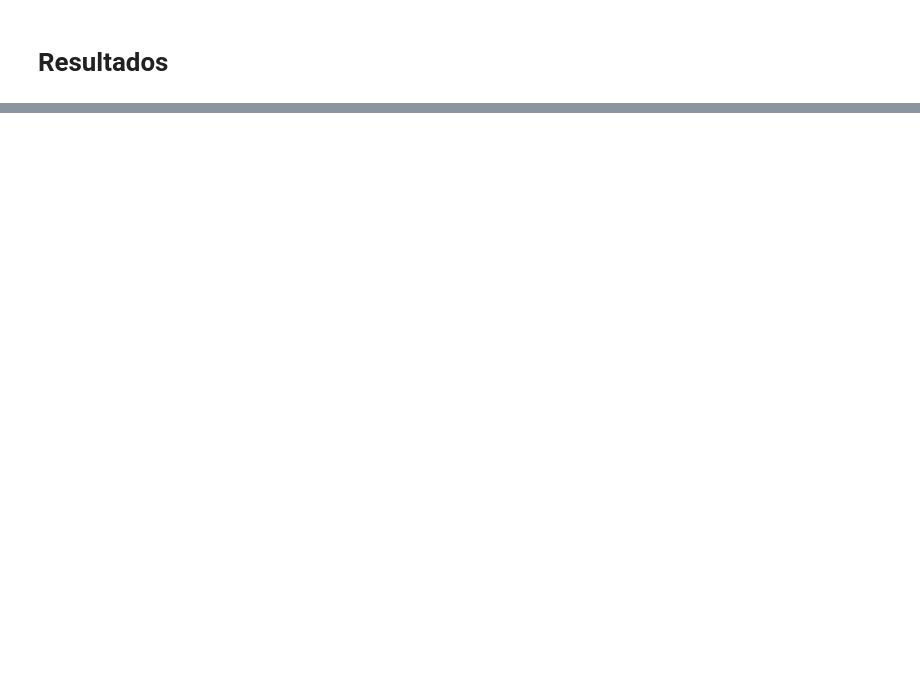
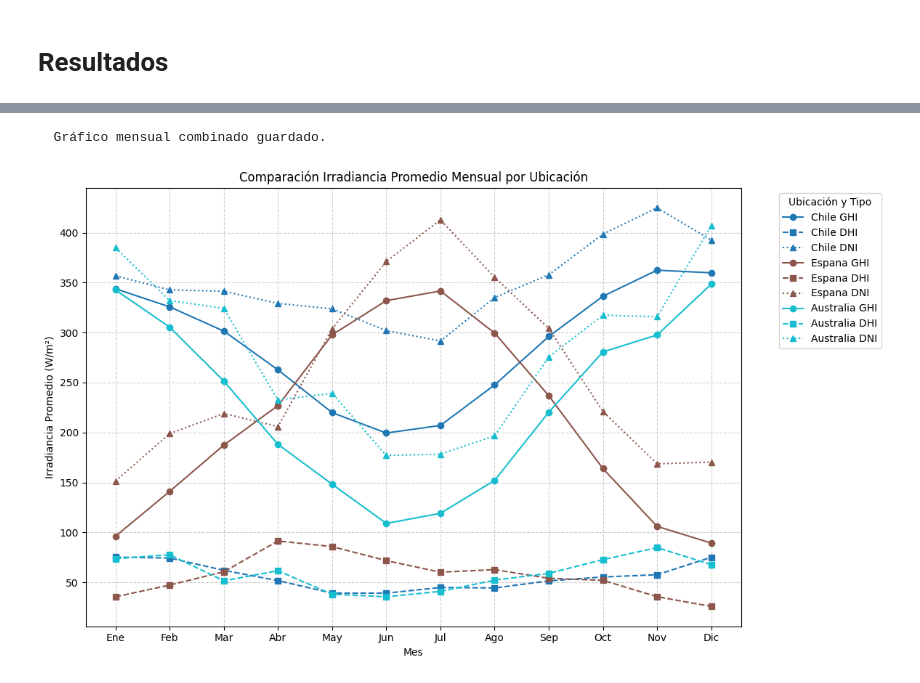
Before and after one commit to nicoleits/NicoleTorres, a Jupyter notebook: PRUEBA1/01_Analisis_Recurso_Solar.ipynb, the cells around one changed output, grey strips where cells are left out. Cells and saved outputs as stored; diff of their text form; code cells hidden in the pictures; blank space fills up the shorter version.

```diff
--- a/PRUEBA1/01_Analisis_Recurso_Solar.ipynb
+++ b/PRUEBA1/01_Analisis_Recurso_Solar.ipynb
@@ -673,0 +765,55 @@ Passing `palette` without assigning `hue` is deprecated and will be removed in v
+# %%
+# ---------------- GRÁFICOS COMPARATIVOS DE IRRADIANCIA ----------------
+if 'resultados_generales' in locals(): # Verificar si la variable existe
+    # 2. Gráfico Combinado de Irradiancia Mensual Promedio
+    plt.figure(figsize=(14, 7))
+    meses_str = ['Ene', 'Feb', 'Mar', 'Abr', 'May', 'Jun', 'Jul', 'Ago', 'Sep', 'Oct', 'Nov', 'Dic']
+
+    # Usar un mapa de colores si hay resultados
+    num_paises = len(resultados_generales)
+    if num_paises > 0:
+        colores = plt.cm.get_cmap('tab10', num_paises)
+    else:
+        colores = None # Evitar error si no hay países
+
+    plot_legend_general_mensual = False
+    for i, (pais, data) in enumerate(resultados_generales.items()):
+        if 'mensual_df_polars' in data and isinstance(data['mensual_df_polars'], pl.DataFrame) and not data['mensual_df_polars'].is_empty():
+            df_mensual_pl = data['mensual_df_polars']
+            # Graficar GHI, DHI, DNI para este país
+            if 'GHI_promedio' in df_mensual_pl.columns:
+                plt.plot(meses_str, df_mensual_pl['GHI_promedio'], marker='o', linestyle='-', color=colores(i) if colores else 'blue', label=f'{pais} GHI')
+                plot_legend_general_mensual = True
+            if 'DHI_promedio' in df_mensual_pl.columns:
+                plt.plot(meses_str, df_mensual_pl['DHI_promedio'], marker='s', linestyle='--', color=colores(i) if colores else 'green', label=f'{pais} DHI')
+                plot_legend_general_mensual = True
+            if 'DNI_promedio' in df_mensual_pl.columns:
+                plt.plot(meses_str, df_mensual_pl['DNI_promedio'], marker='^', linestyle=':', color=colores(i) if colores else 'red', label=f'{pais} DNI')
+                plot_legend_general_mensual = True
+        else:
+                print(f"  Advertencia: No hay datos mensuales válidos (o no es DataFrame Polars) para graficar en {pais}.")
+
+    if plot_legend_general_mensual:
+        plt.xlabel('Mes')
+        plt.ylabel('Irradiancia Promedio (W/m²)')
+        plt.title('Comparación Irradiancia Promedio Mensual por Ubicación')
+        # Colocar la leyenda fuera del gráfico para evitar solapamientos
+        plt.legend(title='Ubicación y Tipo', bbox_to_anchor=(1.05, 1), loc='upper left')
+        plt.grid(True, linestyle='--', alpha=0.6)
+        plt.tight_layout(rect=[0, 0, 0.85, 1]) # Ajustar para leyenda externa
+        # Guardar y mostrar
+        try:
+            plt.savefig(os.path.join(resultados_dir_base, 'comparacion_irradiacion_mensual.png'))
+            print("  Gráfico mensual combinado guardado.")
+        except Exception as e:
+            print(f"  Error al guardar gráfico mensual combinado: {e}")
+        plt.show()
+    else:
+        print("No hay datos válidos para mostrar en el gráfico mensual combinado.")
+    plt.close() # Cerrar la figura explícitamente
+    # --- FIN PARTE 2 ---
+else:
+    print("Variable 'resultados_generales' no definida. Ejecuta la celda anterior.")
+# %% [output]
+  Gráfico mensual combinado guardado.
+[figure, added]
```
Also changed, not shown: parts of 14 cells of this notebook.
